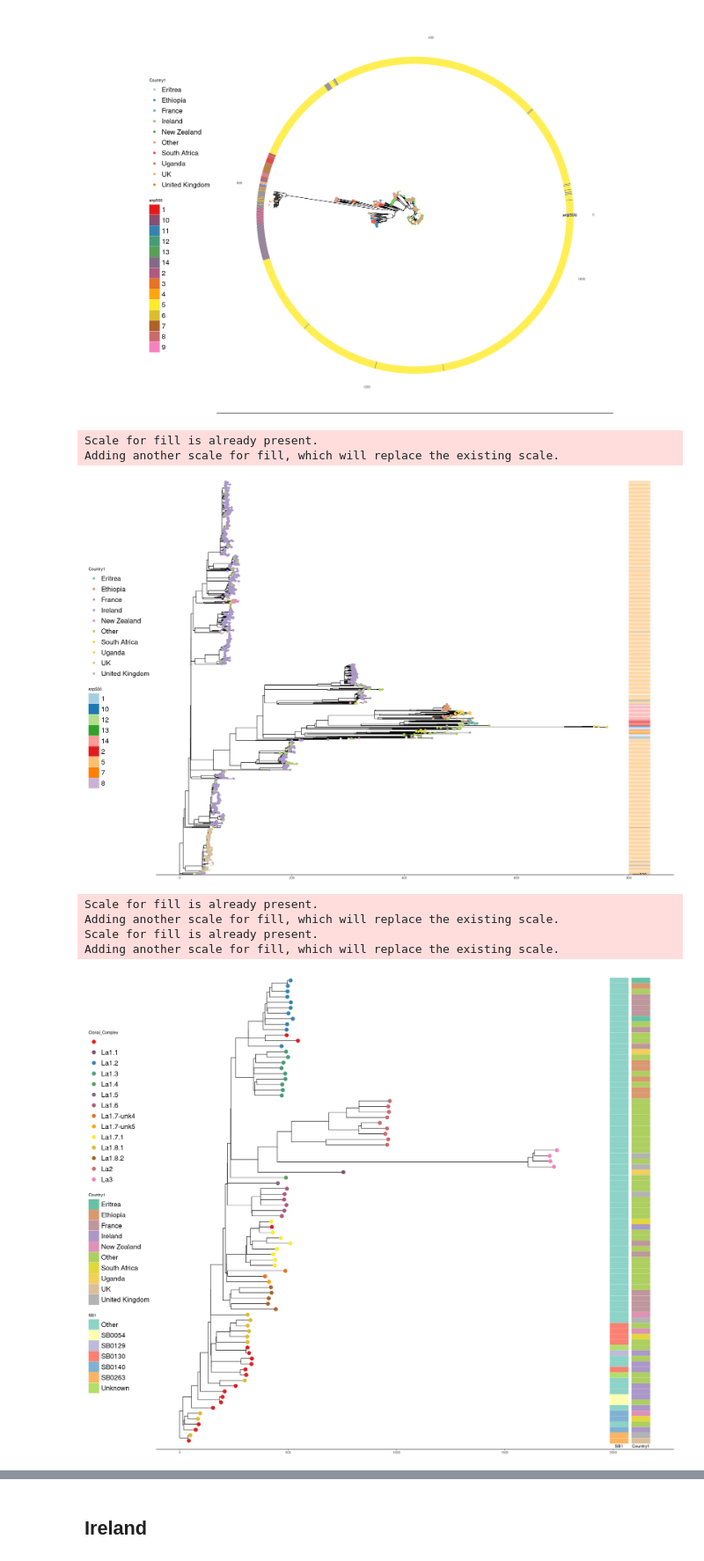
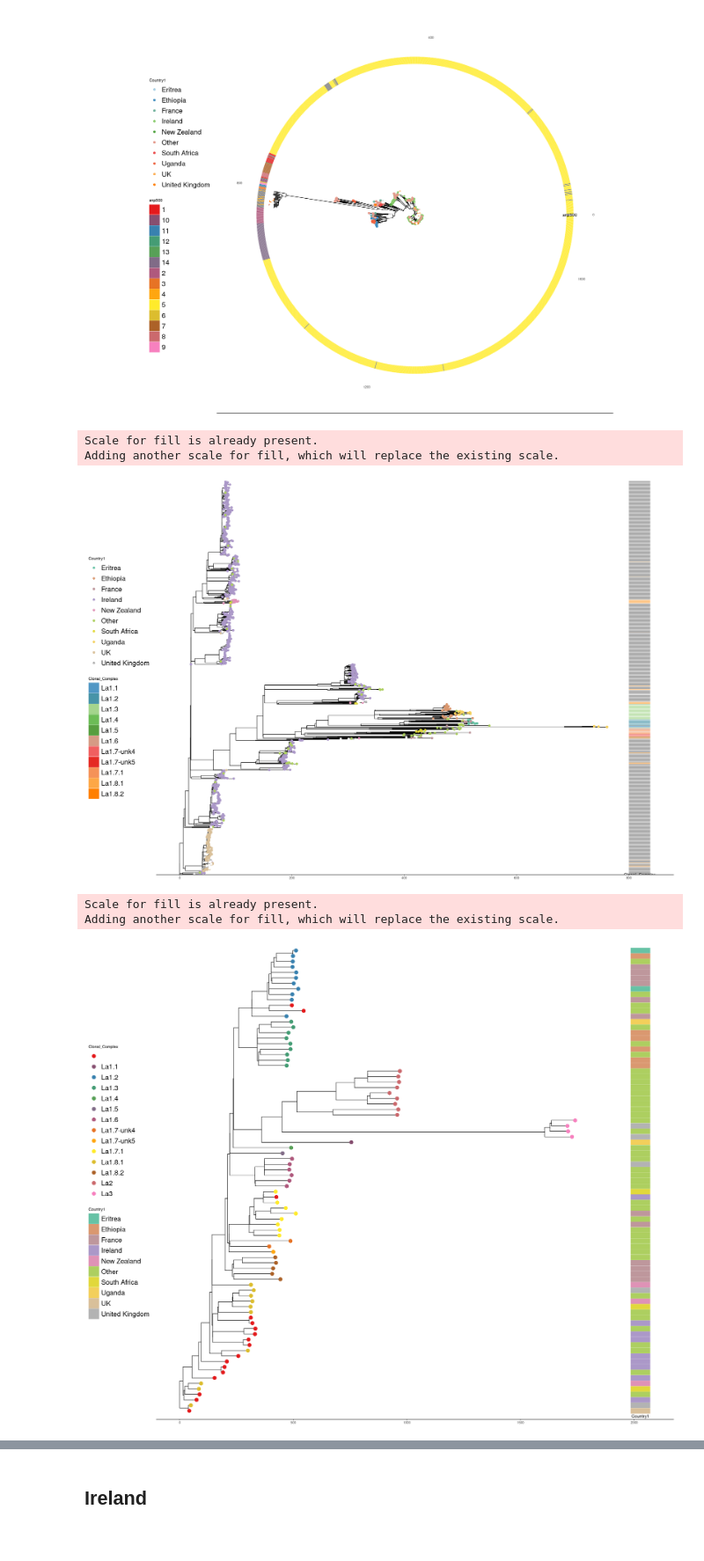
Before and after one commit to dmnfarrell/snipgenie, a Jupyter notebook: notebooks/lineages_tree.ipynb, the cells around one changed output, grey strips where cells are left out. Shown at 88% size. Drawn from its saved outputs; the diff is of its cells as text; code cells hidden in the pictures.

```diff
--- a/notebooks/lineages_tree.ipynb
+++ b/notebooks/lineages_tree.ipynb
@@ -48,22 +48,20 @@ Adding another scale for fill, which will replace the existing scale.
 #randtree <- keep.tip(combtree, randtips)
 tips<-row.names(glmeta[glmeta$Clonal_Complex %in% c('La3','La2'),])
 stree<-drop.tip(combtree,tips)
-ggplottree(stree, cmeta, layout='rect', cols=c('Country1','snp500'), cmaps=c('Set2','Paired'))
+ggplottree(stree, cmeta, layout='rect', cols=c('Country1','Clonal_Complex'), cmaps=c('Set2','Paired'))
 # %% [output]
 Scale for fill is already present.
 Adding another scale for fill, which will replace the existing scale.
-[figure, old version]
+[figure, new version]
 # %%
 options(repr.plot.width=22, repr.plot.height=18)
 uniq <- row.names(distinct(cmeta,snp200,Country1,.keep_all = TRUE))
 stree <- keep.tip(combtree, uniq)
-ggplottree(stree, cmeta, layout='rect', cols=c('Clonal_Complex','SB1','Country1'), cmaps=c('Set1','Set3','Set2'), tipsize=5, offset=100)
+ggplottree(stree, cmeta, layout='rect', cols=c('Clonal_Complex','Country1'), cmaps=c('Set1','Set2'), tipsize=5, offset=100)
 # %% [output]
 Scale for fill is already present.
 Adding another scale for fill, which will replace the existing scale.
-Scale for fill is already present.
-Adding another scale for fill, which will replace the existing scale.
-[figure, old version]
+[figure, new version]
 # %%
 p1<-ggplottree(stree, cmeta, layout='unrooted', cols=c('snp500'), cmaps=c('Set1'), tipsize=5)
 p2<-ggplottree(stree, cmeta, layout='unrooted', cols=c('Clonal_Complex'), cmaps=c('Paired'), tipsize=5)
```
Also changed, not shown: parts of 8 cells of this notebook, 29 other files.
